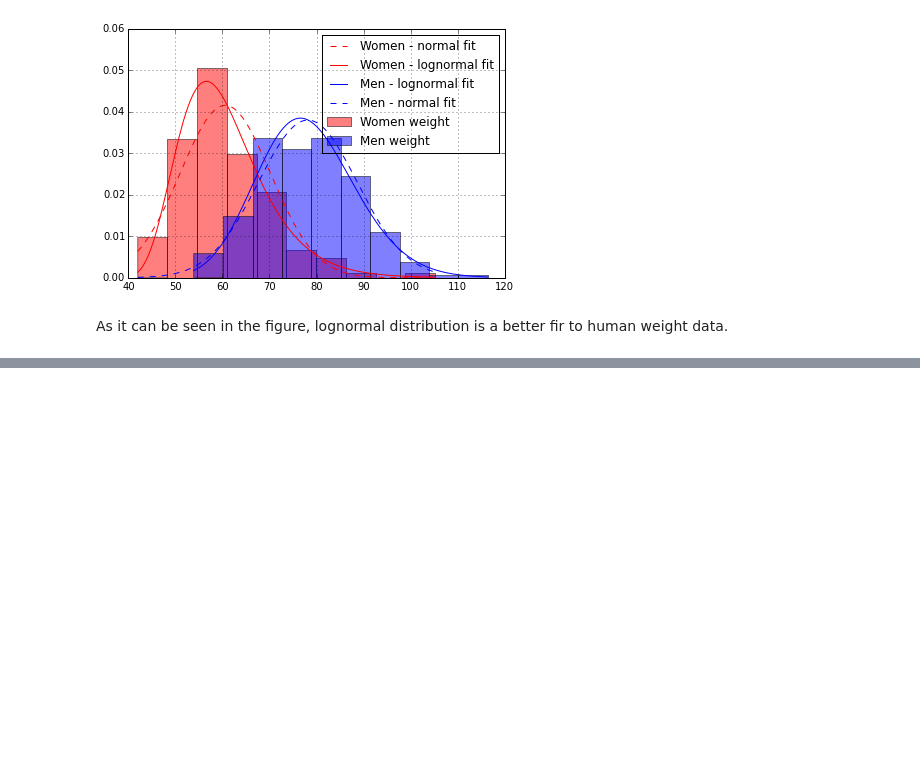
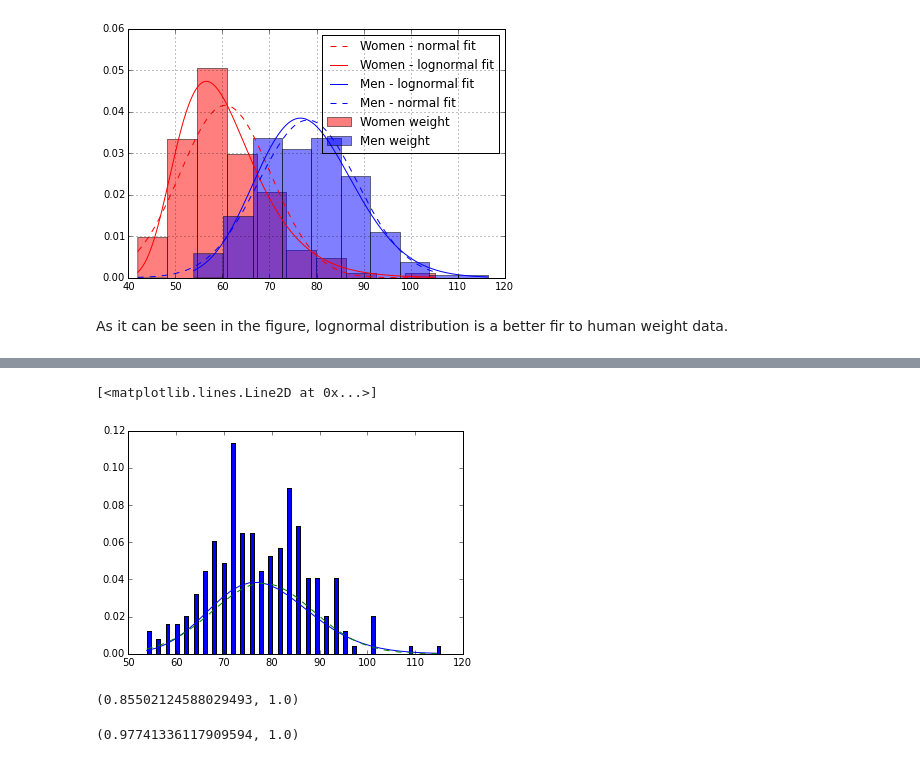
Before and after one commit to sergulaydore/Statistical_Analysis_in_Python, a Jupyter notebook: Maximum Likelihood Estimators.ipynb, the cells around one changed output, grey strips where cells are left out. Cells and saved outputs as stored; diff of their text form; code cells hidden in the pictures; blank space fills up the shorter version.

```diff
--- a/Maximum Likelihood Estimators.ipynb
+++ b/Maximum Likelihood Estimators.ipynb
@@ -117,0 +139,20 @@ As it can be seen in the figure, lognormal distribution is a better fir to human
+# %%
+counts_m = body_men.weight.value_counts(normalize=True,bins=32)
+x = np.sort(counts_m.keys())
+f_obs = counts_m[x]
+f_exp_logn = lognorm.pdf(x,shape_m,loc=lognloc_m, scale = lognscale_m)
+f_exp_n = norm.pdf(x,loc=nloc_m, scale = nscale_m)
+plt.bar(x, f_obs)
+plt.plot(x, f_exp_logn)
+plt.plot(x, f_exp_n,'--')
+# %% [output]
+[<matplotlib.lines.Line2D at 0x...>]
+[figure, added]
+# %%
+chisquare(f_obs, f_exp_logn, ddof = 0)
+# %% [output]
+(0.85502124588029493, 1.0)
+# %%
+chisquare(f_obs, f_exp_n, ddof = 0)
+# %% [output]
+(0.97741336117909594, 1.0)
```
Also changed, not shown: parts of 4 cells of this notebook.
